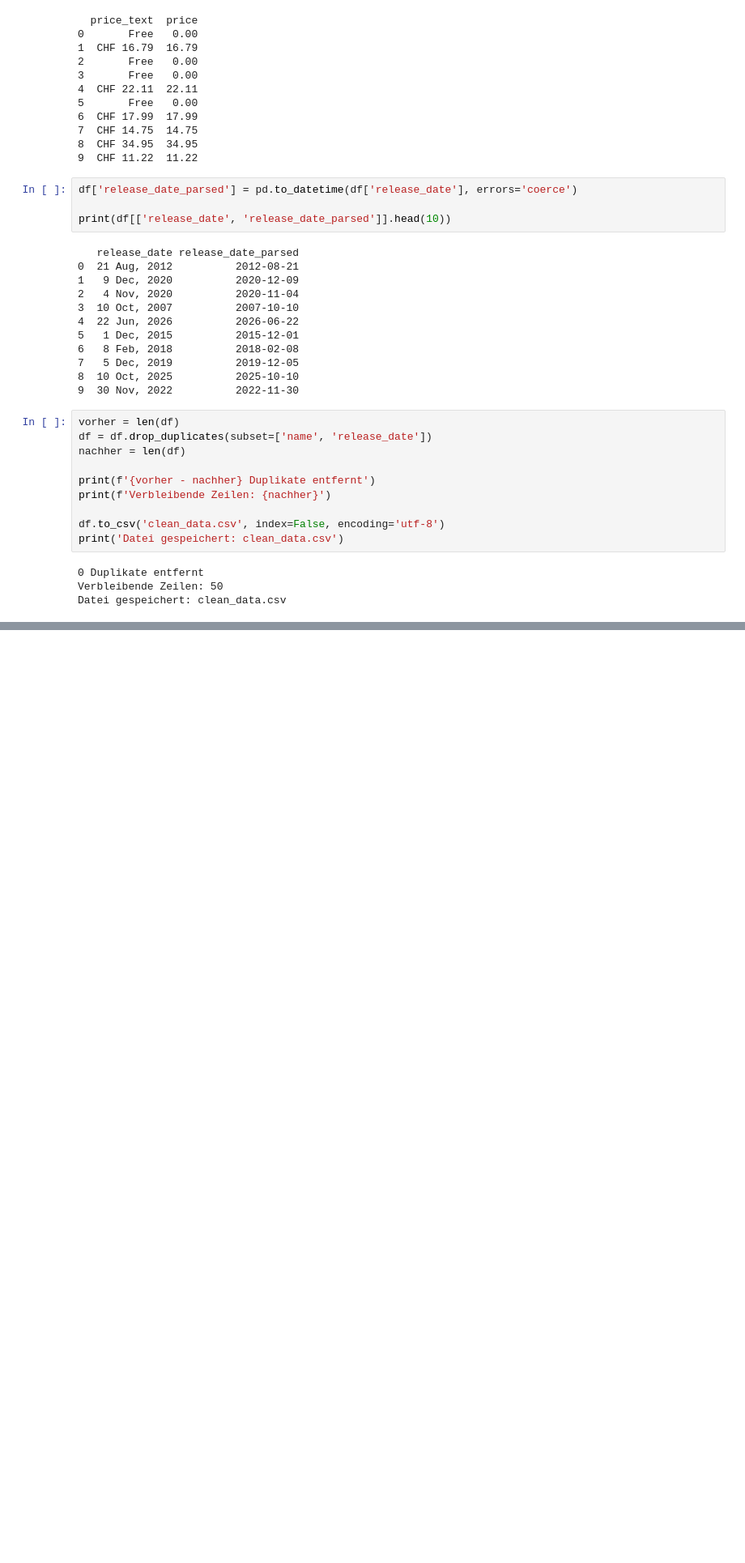
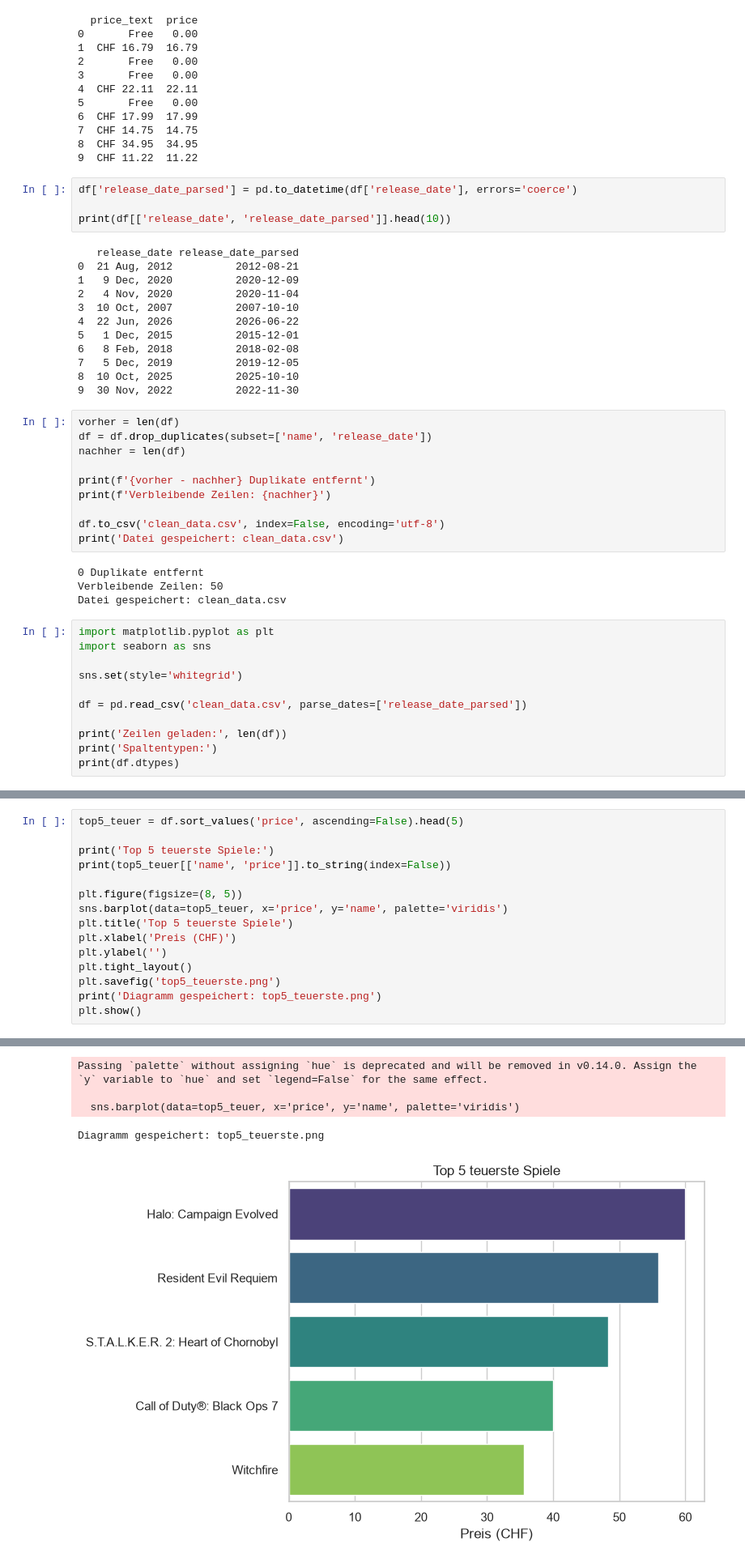
Before and after one commit to axpogroup/introductory-apprenticeship-axsa, a Jupyter notebook: web_scraper/steam_scraper.ipynb, the cells around one changed output, grey strips where cells are left out. Shown at 81% size. Saved outputs shown, nothing was run; the diff lists cells and outputs as text; blank space fills up the shorter version.

Commit message:
Steam scraper: Aggregation und Visualisierung hinzugefügt (Day 3)
- Top 5 teuerste Spiele als Balkendiagramm
- Anzahl Spiele pro Erscheinungsjahr als Liniendiagramm
- matplotlib und seaborn eingebaut

```diff
--- a/web_scraper/steam_scraper.ipynb
+++ b/web_scraper/steam_scraper.ipynb
@@ -280,3 +280,14 @@ print('Datei gespeichert: clean_data.csv')
 0 Duplikate entfernt
 Verbleibende Zeilen: 50
 Datei gespeichert: clean_data.csv
+# %%
+import matplotlib.pyplot as plt
+import seaborn as sns
+
+sns.set(style='whitegrid')
+
+df = pd.read_csv('clean_data.csv', parse_dates=['release_date_parsed'])
+
+print('Zeilen geladen:', len(df))
+print('Spaltentypen:')
+print(df.dtypes)
@@ -282,0 +303,16 @@ Datei gespeichert: clean_data.csv
+# %%
+top5_teuer = df.sort_values('price', ascending=False).head(5)
+
+print('Top 5 teuerste Spiele:')
+print(top5_teuer[['name', 'price']].to_string(index=False))
+
+plt.figure(figsize=(8, 5))
+sns.barplot(data=top5_teuer, x='price', y='name', palette='viridis')
+plt.title('Top 5 teuerste Spiele')
+plt.xlabel('Preis (CHF)')
+plt.ylabel('')
+plt.tight_layout()
+plt.savefig('top5_teuerste.png')
+print('Diagramm gespeichert: top5_teuerste.png')
+plt.show()
+# %% [output]
@@ -282,0 +326,5 @@ Datei gespeichert: clean_data.csv
+Passing `palette` without assigning `hue` is deprecated and will be removed in v0.14.0. Assign the `y` variable to `hue` and set `legend=False` for the same effect.
+
+  sns.barplot(data=top5_teuer, x='price', y='name', palette='viridis')
+Diagramm gespeichert: top5_teuerste.png
+[figure, added]
```
Also changed, not shown: parts of 4 cells of this notebook, 2 other files.
